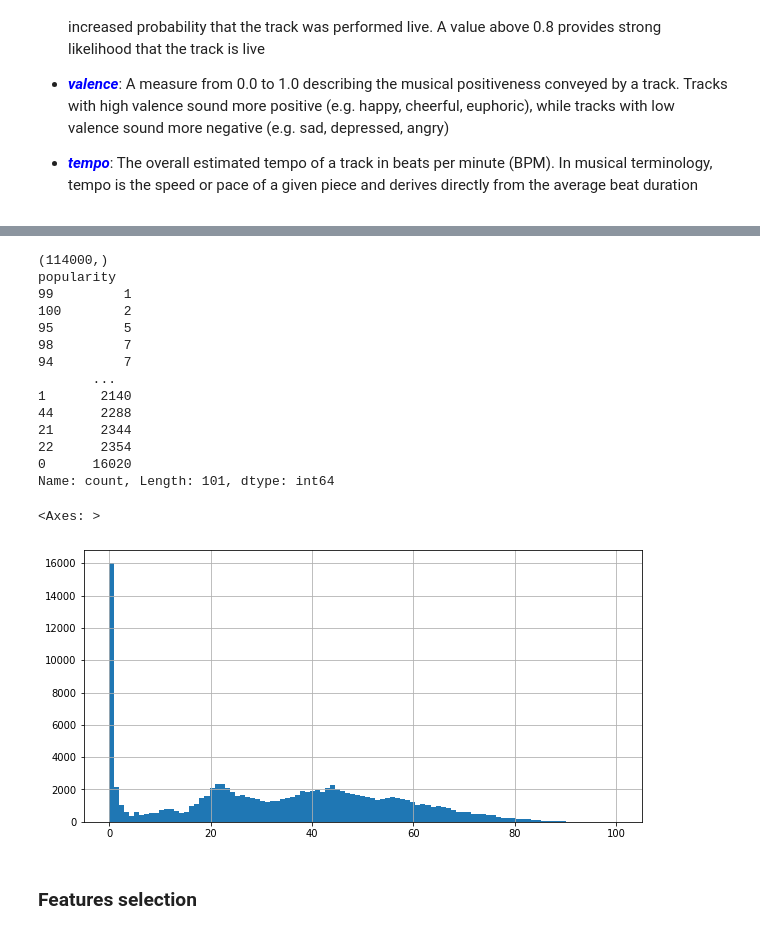
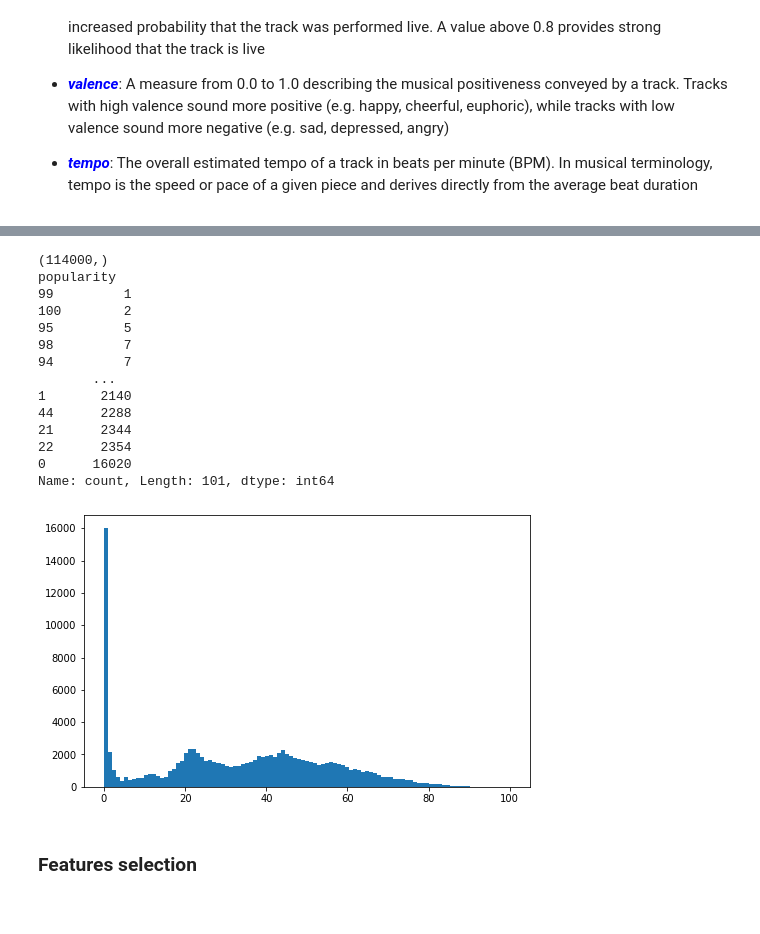
Before and after one commit to nemolino/TrackPopularityPredictor, a Jupyter notebook: prediction_numerical.ipynb, the cells around one changed output, grey strips where cells are left out. Cells and saved outputs as stored; diff of their text form; code cells hidden in the pictures.

```diff
--- a/prediction_numerical.ipynb
+++ b/prediction_numerical.ipynb
@@ -3,14 +3,14 @@ import numpy as np
 import pandas as pd
 import matplotlib.pyplot as plt
 
-plt.rcParams['figure.figsize'] = (15, 8)
+#plt.rcParams['figure.figsize'] = (15, 8)
 
 import seaborn as sns
 
 from sklearn import preprocessing
 from sklearn.feature_selection import SelectKBest, f_regression
 
-from sklearn.model_selection import train_test_split, cross_val_score, GridSearchCV
+from sklearn.model_selection import train_test_split, GridSearchCV
 
 from sklearn.metrics import mean_squared_error, mean_absolute_error, r2_score
 # %%
@@ -85,24 +85,28 @@ X.describe()
 # %%
 print(y.shape)
 print(y.value_counts().sort_values())
-y.hist(bins=101, figsize=(10,5))
+
+fig, ax = plt.subplots()
+fig.set_figwidth(8)
+fig.set_figheight(5)
+ax.hist(y, bins=101)
+plt.show()
 # %% [output]
 (114000,)
 popularity
 99         1
 100        2
 95         5
 98         7
 94         7
        ...
 1       2140
 44      2288
 21      2344
 22      2354
 0      16020
 Name: count, Length: 101, dtype: int64
-<Axes: >
-[figure, old version]
+[figure, new version]
 # %%
 X['popularity_subsamples'] = y.map(lambda x: x if x % 2 == 0 else x+1)
 
```
Also changed, not shown: parts of 7 cells of this notebook, 1 other file.
